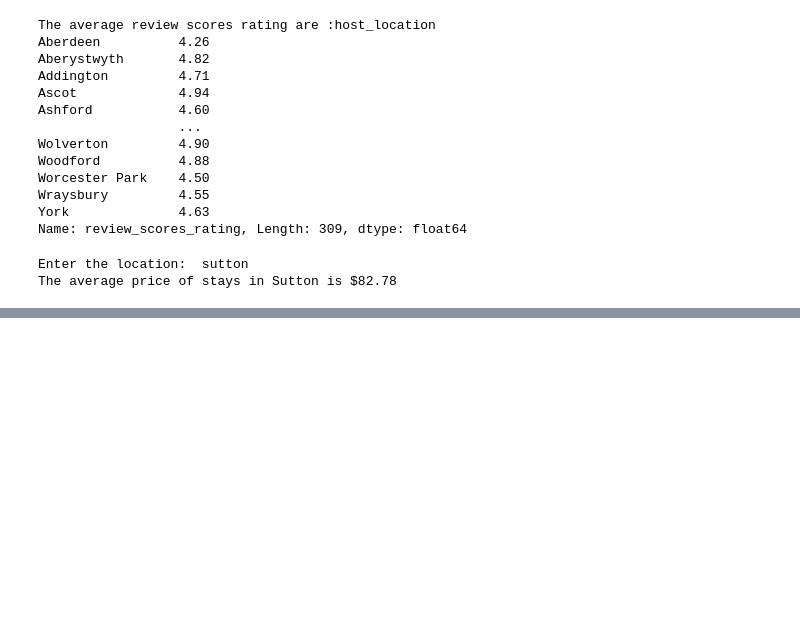
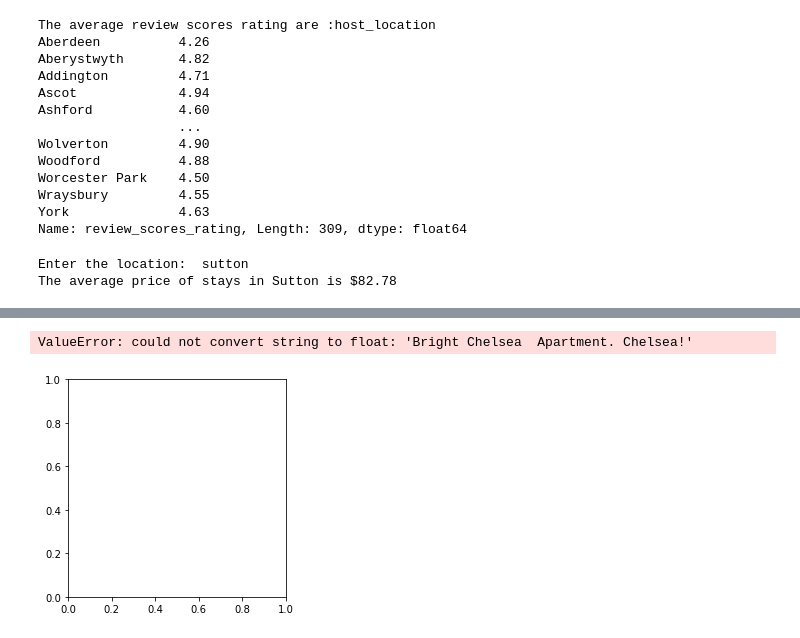
Before and after one commit to Debbydawn/Airbnb_application, a Jupyter notebook: SOL_new.ipynb, the cells around one changed output, grey strips where cells are left out. Drawn from its saved outputs; the diff is of its cells as text; code cells hidden in the pictures; blank space fills up the shorter version.

```diff
--- a/SOL_new.ipynb
+++ b/SOL_new.ipynb
@@ -268,0 +275,4 @@ The average price of stays in Sutton is $82.78
+# %%
+import matplotlib.pyplot as plt
+v_data = r_file
+v_data.head(5)
@@ -268,0 +287,6 @@ The average price of stays in Sutton is $82.78
+# %%
+# vis_data.set_index('name', inplace=True)
+# vis_data.reset_index(inplace = True)
+# vis_data.head(5)
+vis = v_data.iloc[:,[1,17]]  #vis_data[vis_data['name'], vis_data['bedrooms']]
+vis
@@ -268,0 +312,6 @@ The average price of stays in Sutton is $82.78
+# %%
+plt.pie(vis["name"], labels = vis["bedrooms"])
+plt.show()
+# %% [output]
+ValueError: could not convert string to float: 'Bright Chelsea  Apartment. Chelsea!'
+[figure, added]
```
Also changed, not shown: parts of 4 cells of this notebook.
